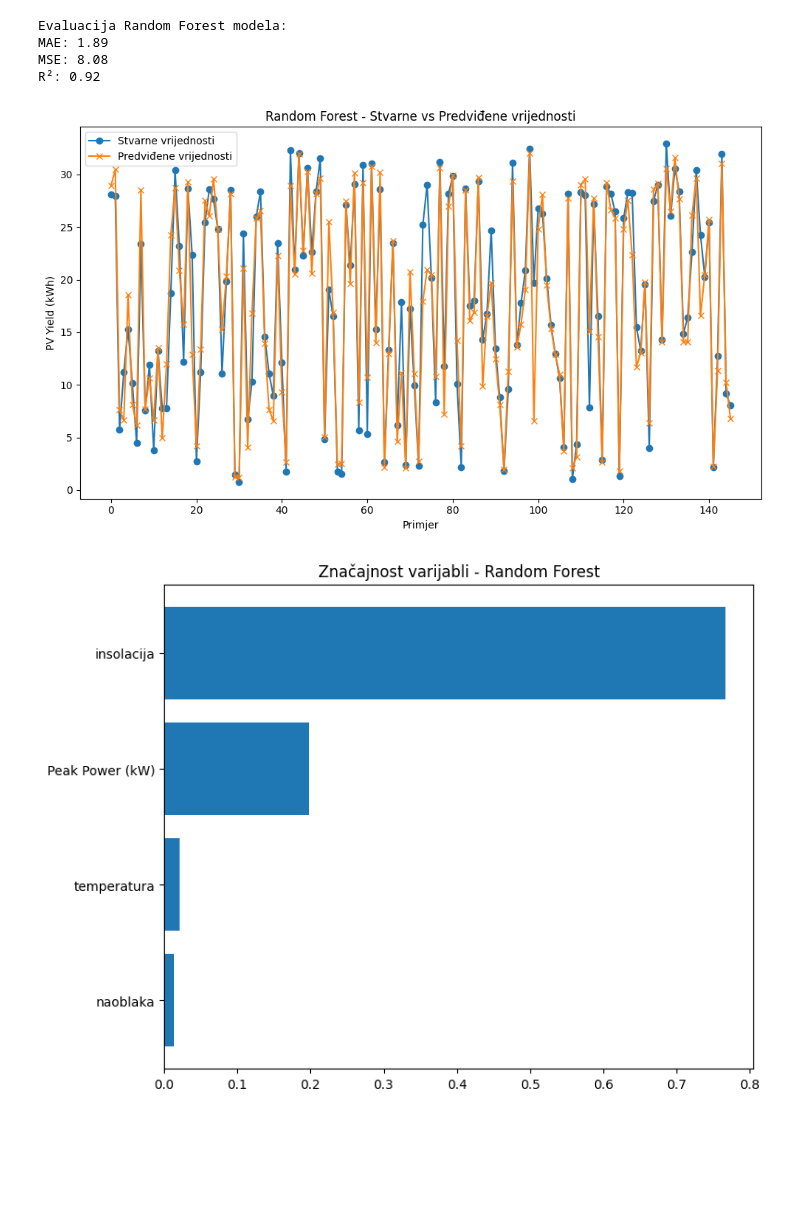
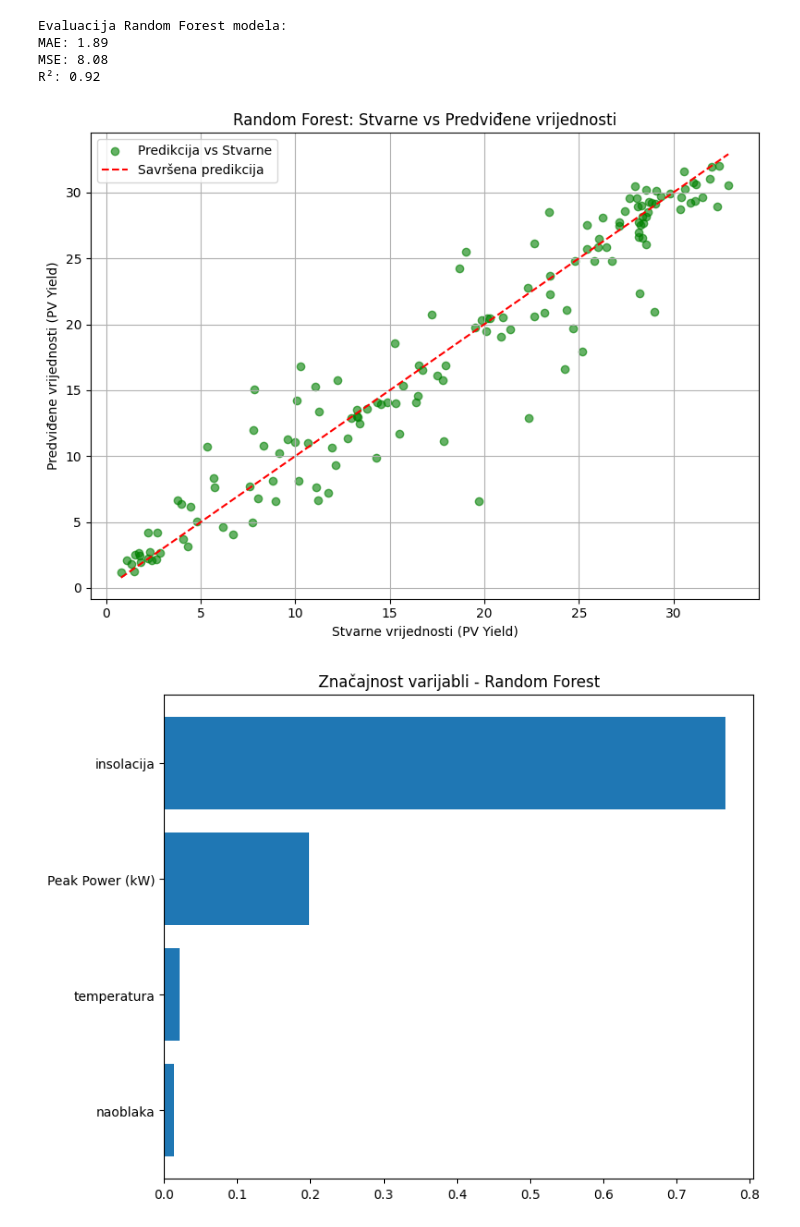
Before and after one commit to en765/projekt-R, a Jupyter notebook: randomForest.ipynb, the cells around one changed output. Drawn from its saved outputs; the diff is of its cells as text; code cells hidden in the pictures; blank space fills up the shorter version.

```diff
--- a/randomForest.ipynb
+++ b/randomForest.ipynb
@@ -51,18 +51,24 @@ MAE: 1.89
 MSE: 8.08
 R²: 0.92
 # %%
-plt.figure(figsize=(10, 6))
-plt.plot(y_test.values, label="Stvarne vrijednosti", marker='o')
-plt.plot(y_pred, label="Predviđene vrijednosti", marker='x')
-plt.title("Random Forest - Stvarne vs Predviđene vrijednosti")
-plt.xlabel("Primjer")
-plt.ylabel("PV Yield (kWh)")
+# Vizualizacija: scatter graf stvarnih vs. predviđenih vrijednosti
+plt.figure(figsize=(8, 6))
+plt.scatter(y_test, y_pred, color='green', alpha=0.6, label='Predikcija vs Stvarne')
+
+# Linija savršene predikcije
+lims = [min(min(y_test), min(y_pred)), max(max(y_test), max(y_pred))]
+plt.plot(lims, lims, 'r--', label='Savršena predikcija')
+
+plt.xlabel("Stvarne vrijednosti (PV Yield)")
+plt.ylabel("Predviđene vrijednosti (PV Yield)")
+plt.title("Random Forest: Stvarne vs Predviđene vrijednosti")
 plt.legend()
+plt.grid(True)
 plt.tight_layout()
 plt.savefig("grafovi/RFpredict.png")
 plt.show()
 # %% [output]
-[figure, old version]
+[figure, new version]
 # %%
 import numpy as np
 
```
Also changed, not shown: 11 other files.
